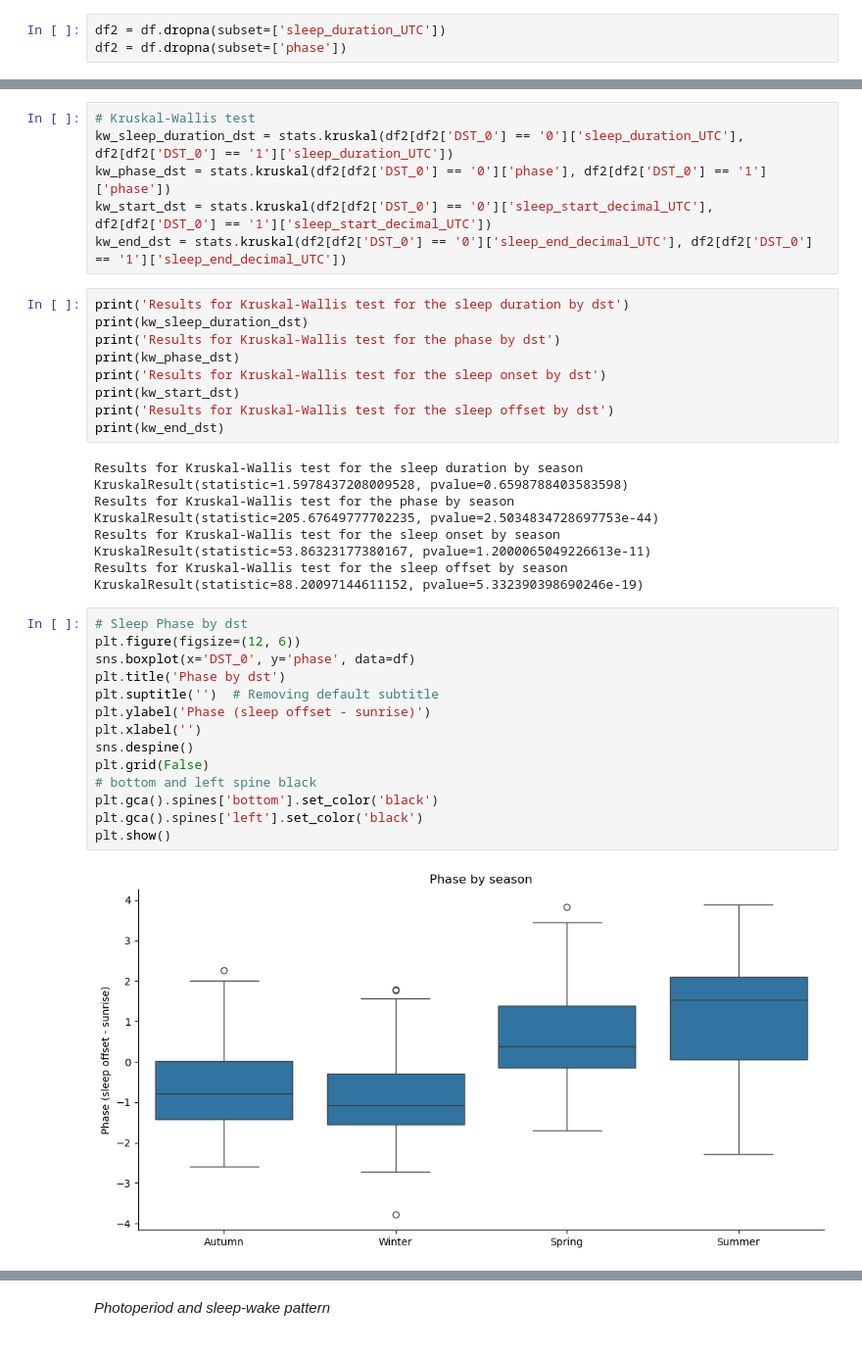
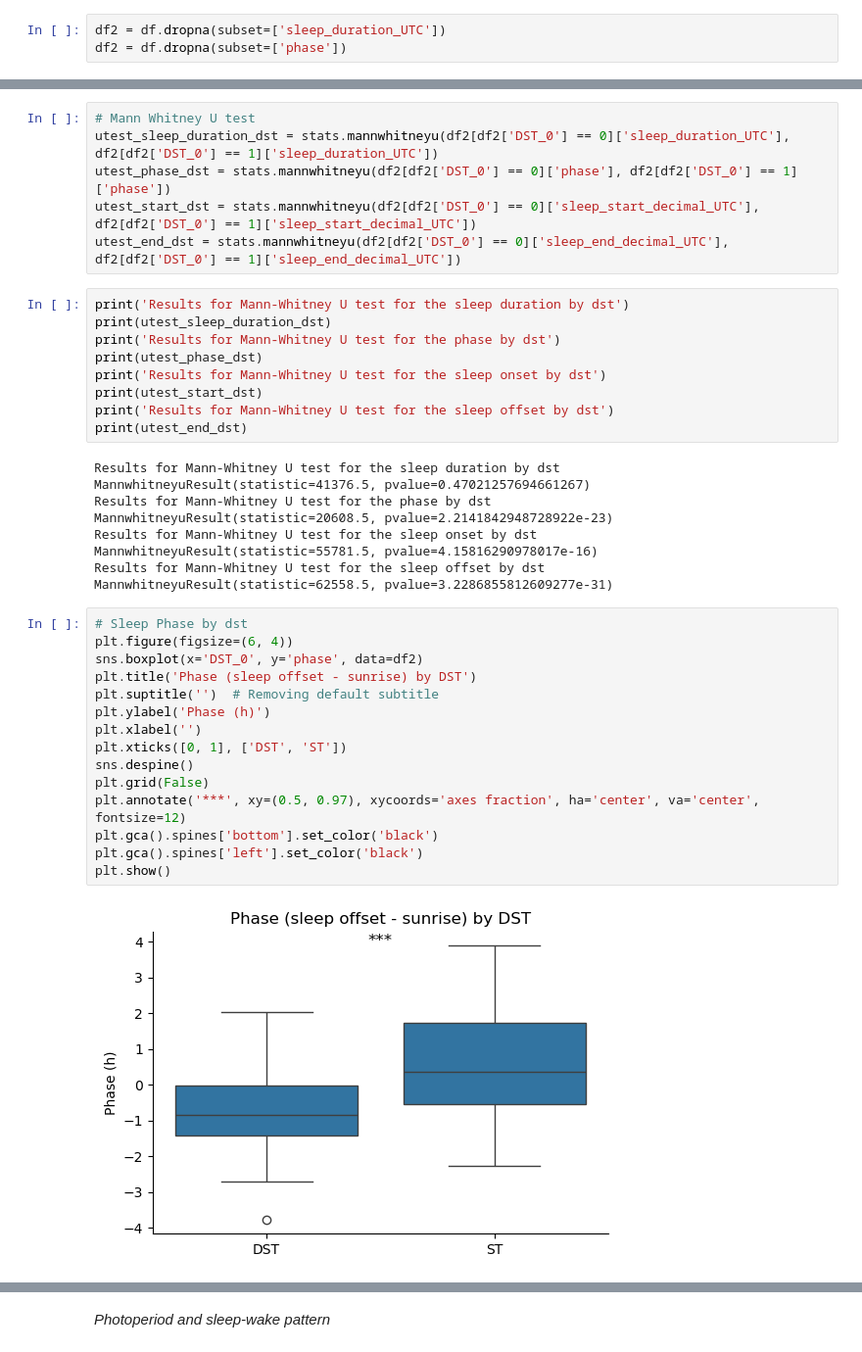
Before and after one commit to Gianluca-cnd/Case_report_uk_VS_ita, a Jupyter notebook: jetlag_UTC.ipynb, the cells around one changed output, grey strips where cells are left out. Shown at 98% size. Cells and saved outputs as stored; diff of their text form.

```diff
--- a/jetlag_UTC.ipynb
+++ b/jetlag_UTC.ipynb
@@ -575,43 +562,44 @@ plt.show()
 # %%
-# Kruskal-Wallis test
-kw_sleep_duration_dst = stats.kruskal(df2[df2['DST_0'] == '0']['sleep_duration_UTC'], df2[df2['DST_0'] == '1']['sleep_duration_UTC'])
-kw_phase_dst = stats.kruskal(df2[df2['DST_0'] == '0']['phase'], df2[df2['DST_0'] == '1']['phase'])
-kw_start_dst = stats.kruskal(df2[df2['DST_0'] == '0']['sleep_start_decimal_UTC'], df2[df2['DST_0'] == '1']['sleep_start_decimal_UTC'])
-kw_end_dst = stats.kruskal(df2[df2['DST_0'] == '0']['sleep_end_decimal_UTC'], df2[df2['DST_0'] == '1']['sleep_end_decimal_UTC'])
+# Mann Whitney U test
+utest_sleep_duration_dst = stats.mannwhitneyu(df2[df2['DST_0'] == 0]['sleep_duration_UTC'], df2[df2['DST_0'] == 1]['sleep_duration_UTC'])
+utest_phase_dst = stats.mannwhitneyu(df2[df2['DST_0'] == 0]['phase'], df2[df2['DST_0'] == 1]['phase'])
+utest_start_dst = stats.mannwhitneyu(df2[df2['DST_0'] == 0]['sleep_start_decimal_UTC'], df2[df2['DST_0'] == 1]['sleep_start_decimal_UTC'])
+utest_end_dst = stats.mannwhitneyu(df2[df2['DST_0'] == 0]['sleep_end_decimal_UTC'], df2[df2['DST_0'] == 1]['sleep_end_decimal_UTC'])
 # %%
-print('Results for Kruskal-Wallis test for the sleep duration by dst')
-print(kw_sleep_duration_dst)
-print('Results for Kruskal-Wallis test for the phase by dst')
-print(kw_phase_dst)
-print('Results for Kruskal-Wallis test for the sleep onset by dst')
-print(kw_start_dst)
-print('Results for Kruskal-Wallis test for the sleep offset by dst')
-print(kw_end_dst)
+print('Results for Mann-Whitney U test for the sleep duration by dst')
+print(utest_sleep_duration_dst)
+print('Results for Mann-Whitney U test for the phase by dst')
+print(utest_phase_dst)
+print('Results for Mann-Whitney U test for the sleep onset by dst')
+print(utest_start_dst)
+print('Results for Mann-Whitney U test for the sleep offset by dst')
+print(utest_end_dst)
 # %% [output]
-Results for Kruskal-Wallis test for the sleep duration by season
-KruskalResult(statistic=1.5978437208009528, pvalue=0.6598788403583598)
-Results for Kruskal-Wallis test for the phase by season
-KruskalResult(statistic=205.67649777702235, pvalue=2.5034834728697753e-44)
-Results for Kruskal-Wallis test for the sleep onset by season
-KruskalResult(statistic=53.86323177380167, pvalue=1.2000065049226613e-11)
-Results for Kruskal-Wallis test for the sleep offset by season
-KruskalResult(statistic=88.20097144611152, pvalue=5.332390398690246e-19)
+Results for Mann-Whitney U test for the sleep duration by dst
+MannwhitneyuResult(statistic=41376.5, pvalue=0.47021257694661267)
+Results for Mann-Whitney U test for the phase by dst
+MannwhitneyuResult(statistic=20608.5, pvalue=2.2141842948728922e-23)
+Results for Mann-Whitney U test for the sleep onset by dst
+MannwhitneyuResult(statistic=55781.5, pvalue=4.15816290978017e-16)
+Results for Mann-Whitney U test for the sleep offset by dst
+MannwhitneyuResult(statistic=62558.5, pvalue=3.2286855812609277e-31)
 # %%
 # Sleep Phase by dst
-plt.figure(figsize=(12, 6))
-sns.boxplot(x='DST_0', y='phase', data=df)
-plt.title('Phase by dst')
+plt.figure(figsize=(6, 4))
+sns.boxplot(x='DST_0', y='phase', data=df2)
+plt.title('Phase (sleep offset - sunrise) by DST')
 plt.suptitle('')  # Removing default subtitle
-plt.ylabel('Phase (sleep offset - sunrise)')
+plt.ylabel('Phase (h)')
 plt.xlabel('')
+plt.xticks([0, 1], ['DST', 'ST'])
 sns.despine()
 plt.grid(False)
-# bottom and left spine black
+plt.annotate('***', xy=(0.5, 0.97), xycoords='axes fraction', ha='center', va='center', fontsize=12)
 plt.gca().spines['bottom'].set_color('black')
 plt.gca().spines['left'].set_color('black')
 plt.show()
 # %% [output]
-[figure, old version]
+[figure, new version]
 # %%
 plt.figure(figsize=(12, 6))
 plt.subplot(1, 2, 1)
```
Also changed, not shown: parts of 44 cells of this notebook.
